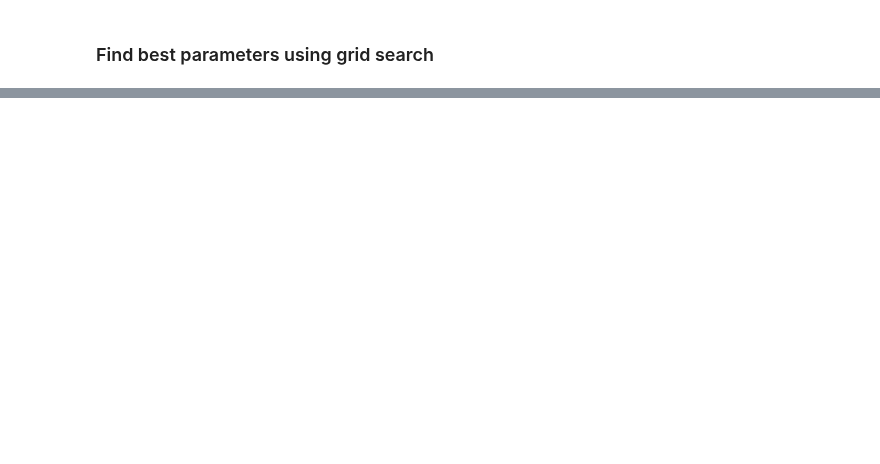
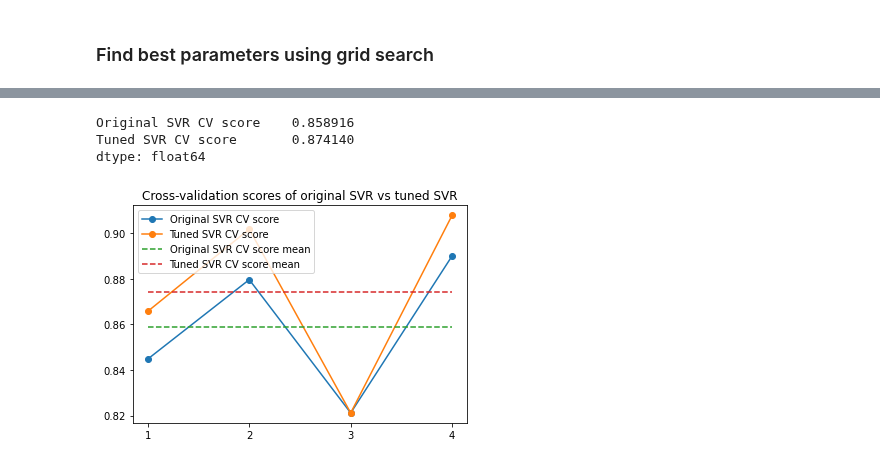
Before and after one commit to kai2128/DM_Assignment, a Jupyter notebook: algorithm/SVM.ipynb, the cells around one changed output, grey strips where cells are left out. Drawn from its saved outputs; the diff is of its cells as text; code cells hidden in the pictures; blank space fills up the shorter version.

```diff
--- a/algorithm/SVM.ipynb
+++ b/algorithm/SVM.ipynb
@@ -81,2 +54,0 @@ plt.show()
-# %%
-svr.fit(X_train_transformed, y_train)
@@ -98,0 +73,6 @@ plot_prediction_compare_ori(svr, pca.fit_transform(X_test), y_test)
+# %%
+tuned_svr_cv = cross_val_score(svr_tuned, X, y, cv=5)
+svr_cv = cross_val_score(svr, X, y, cv=5)
+# %%
+cv_df = pd.DataFrame({'Original SVR CV score': svr_cv,
+                    'Tuned SVR CV score': tuned_svr_cv})
@@ -98,0 +87,21 @@ plot_prediction_compare_ori(svr, pca.fit_transform(X_test), y_test)
+# %%
+cv_df.mean()
+# %% [output]
+Original SVR CV score    0.858916
+Tuned SVR CV score       0.874140
+dtype: float64
+# %%
+plt.figure()
+plt.title('Cross-validation scores of original SVR vs tuned SVR')
+plt.plot(cv_df['Original SVR CV score'], label='Original SVR CV score', marker='o')
+plt.plot(cv_df['Tuned SVR CV score'], label='Tuned SVR CV score', marker='o')
+# mean
+plt.plot([cv_df['Original SVR CV score'].mean()] * len(cv_df),
+            label='Original SVR CV score mean', linestyle='--')
+plt.plot([cv_df['Tuned SVR CV score'].mean()] * len(cv_df),
+         label='Tuned SVR CV score mean', linestyle='--')
+plt.xticks([0,1,2,3],[1,2,3,4])
+plt.legend()
+plt.show()
+# %% [output]
+[figure, added]
```
Also changed, not shown: parts of 21 cells of this notebook, 1 other file.
